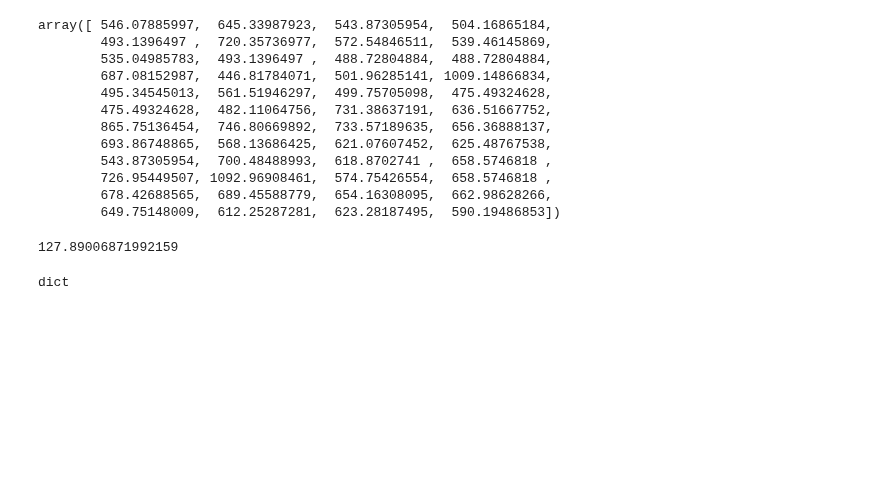
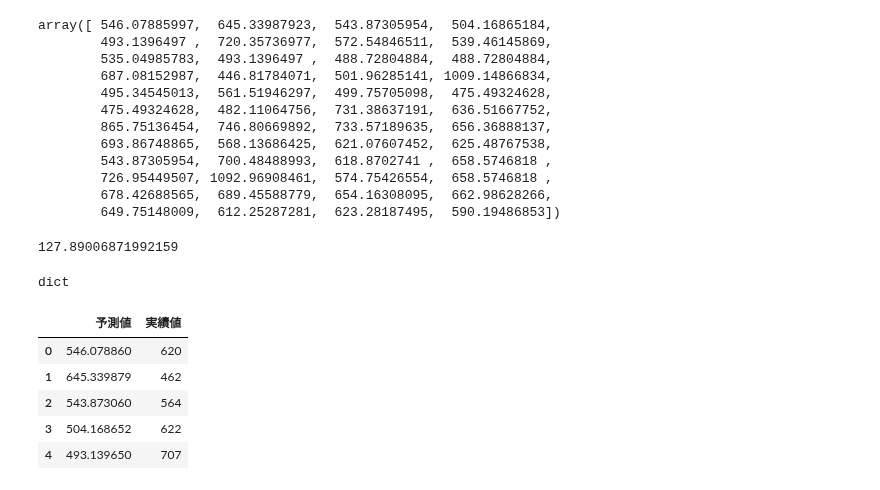
Before and after one commit to mochi2000/python, a Jupyter notebook: tutorial/task3/Untitled.ipynb, the cells around one changed output. Saved outputs shown, nothing was run; the diff lists cells and outputs as text; code cells hidden in the pictures; blank space fills up the shorter version.

```diff
--- a/tutorial/task3/Untitled.ipynb
+++ b/tutorial/task3/Untitled.ipynb
@@ -189,3 +189,13 @@ dic = {'予測値': pred2, '実績値': y_test}
 type(dic)
 # %% [output]
 dict
+# %%
+result = pd.DataFrame(dic)
+result.head()
+# %% [output]
+|  | 予測値 | 実績値 |
+| 0 | 546.078860 | 620 |
+| 1 | 645.339879 | 462 |
+| 2 | 543.873060 | 564 |
+| 3 | 504.168652 | 622 |
+| 4 | 493.139650 | 707 |
```
